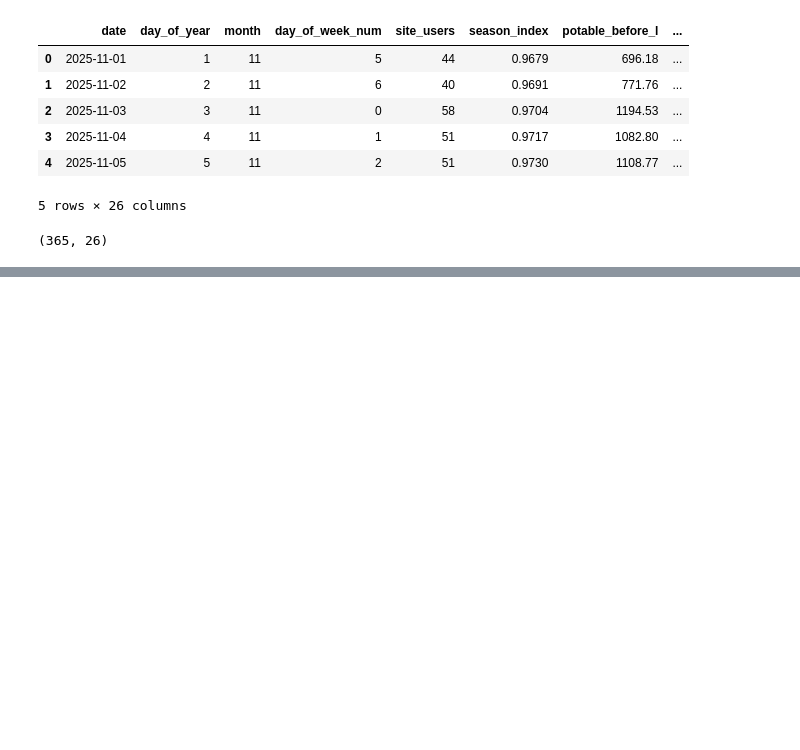
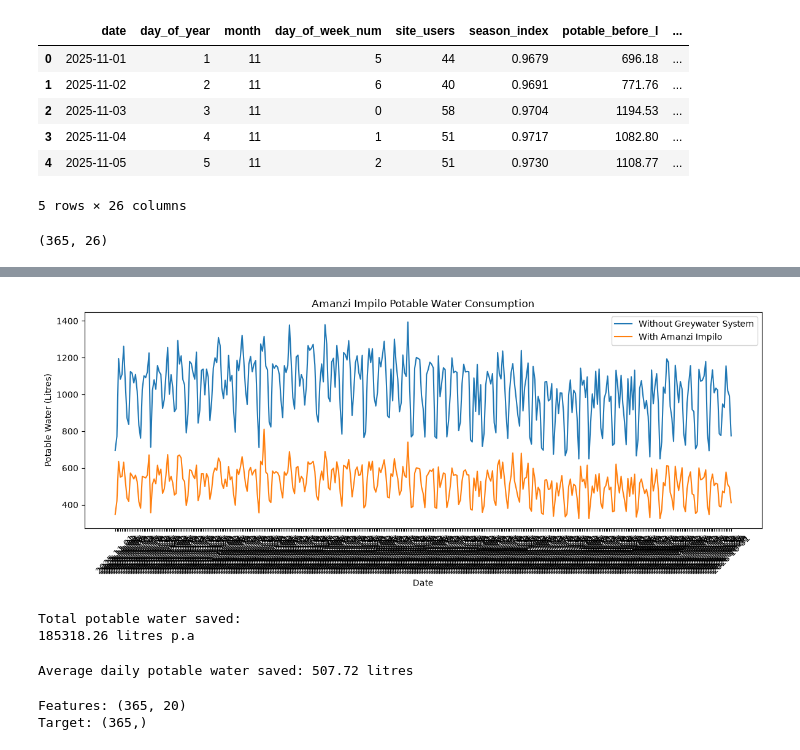
Before and after one commit to Xolane3/greywater-model, a Jupyter notebook: 01_water_savings_model.ipynb, the cells around one changed output, grey strips where cells are left out. Saved outputs shown, nothing was run; the diff lists cells and outputs as text; code cells hidden in the pictures; blank space fills up the shorter version.

```diff
--- a/01_water_savings_model.ipynb
+++ b/01_water_savings_model.ipynb
@@ -26,0 +70,49 @@ water.shape
+# %%
+# Look at the water consumption
+# This graph is important for your project presentation because it visually demonstrates how much water consumption without and with system.
+# Without there is a higher consumption With there is lower consumption of portable water
+plt.figure(figsize=(12, 5))
+
+plt.plot(
+    water["date"],
+    water["potable_before_l"],
+    label="Without Greywater System"
+)
+
+plt.plot(
+    water["date"],
+    water["potable_after_l"],
+    label="With Amanzi Impilo"
+)
+
+plt.xlabel("Date")
+plt.ylabel("Potable Water (Litres)")
+plt.title("Amanzi Impilo Potable Water Consumption")
+
+plt.legend()
+plt.xticks(rotation=45)
+plt.tight_layout()
+
+plt.show()
+# %% [output]
+[figure, added]
+# %%
+# Calculate total water saved get a number representing the synthetic 365-day saving
+total_saved = water["potable_saved_l"].sum()
+
+print("Total potable water saved:")
+print(round(total_saved, 2), "litres p.a")
+# %% [output]
+Total potable water saved:
+185318.26 litres p.a
+# %%
+# Average daily potable water saved
+average_daily_saved = water["potable_saved_l"].mean()
+
+print(
+    "Average daily potable water saved:",
+    round(average_daily_saved, 2),
+    "litres"
+)
+# %% [output]
+Average daily potable water saved: 507.72 litres
@@ -26,0 +130,7 @@ water.shape
+# %%
+# Check
+print("Features:", X.shape)
+print("Target:", y.shape)
+# %% [output]
+Features: (365, 20)
+Target: (365,)
```
Also changed, not shown: parts of 11 cells of this notebook.
